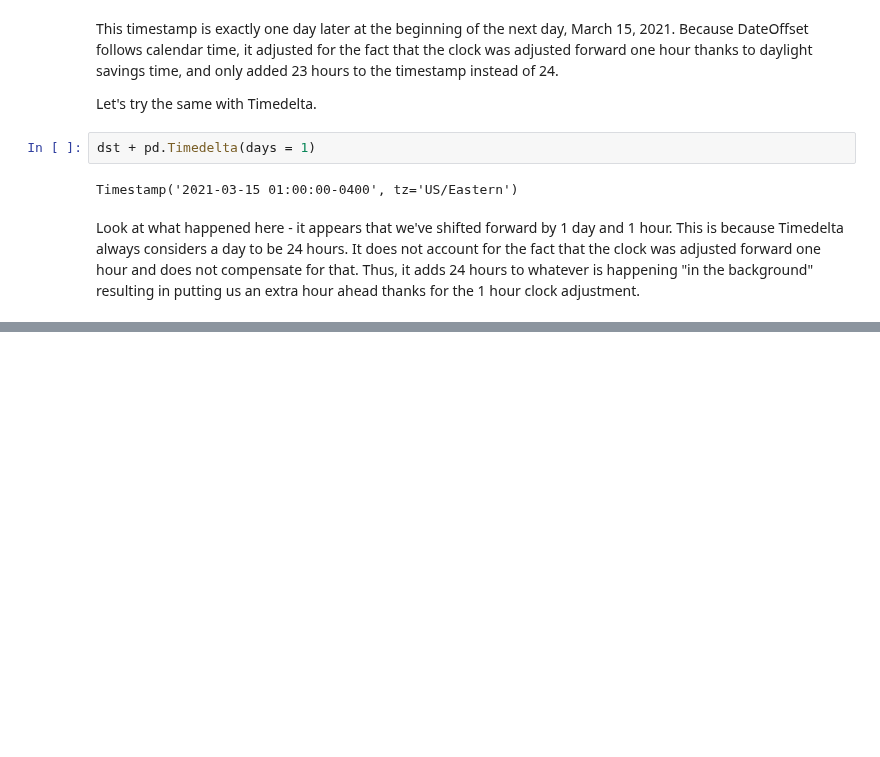
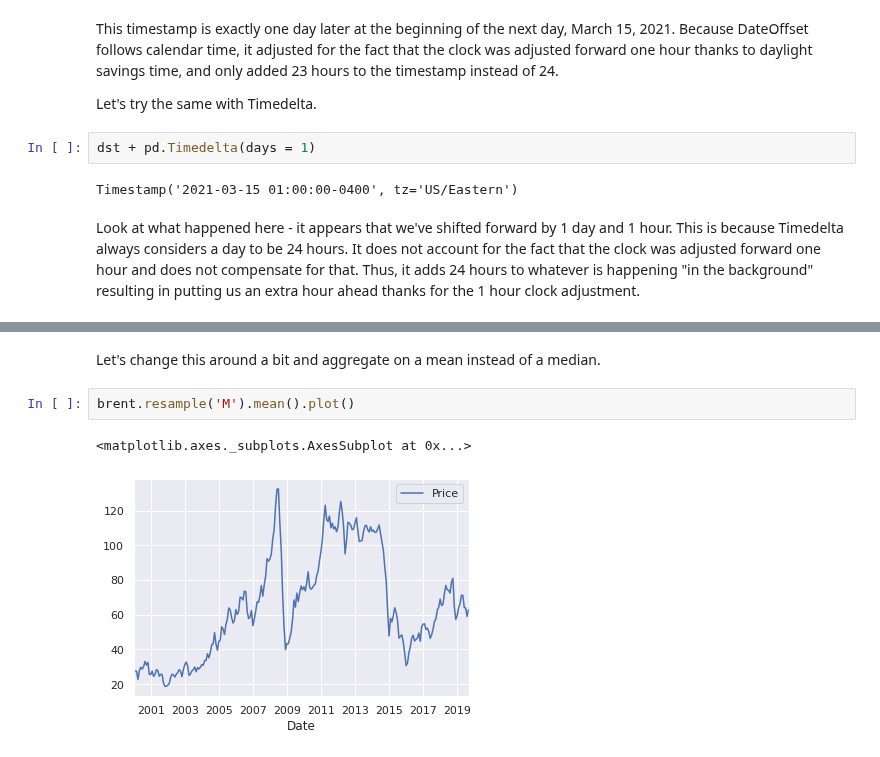
Before and after one commit to jgabunilas/pandas-bootcamp, a Jupyter notebook: Section10_Handling_Date_and_Time/Section10_Handling_Date_and_Time.ipynb, the cells around one changed output, grey strips where cells are left out. Saved outputs shown, nothing was run; the diff lists cells and outputs as text; blank space fills up the shorter version.

```diff
--- a/Section10_Handling_Date_and_Time/Section10_Handling_Date_and_Time.ipynb
+++ b/Section10_Handling_Date_and_Time/Section10_Handling_Date_and_Time.ipynb
@@ -1263,0 +1319,7 @@ Look at what happened here - it appears that we've shifted forward by 1 day and
+# %% [markdown]
+Let's change this around a bit and aggregate on a mean instead of a median.
+# %%
+brent.resample('M').mean().plot()
+# %% [output]
+<matplotlib.axes._subplots.AxesSubplot at 0x...>
+[figure, added]
```
Also changed, not shown: parts of 15 cells of this notebook, 1 other file.
